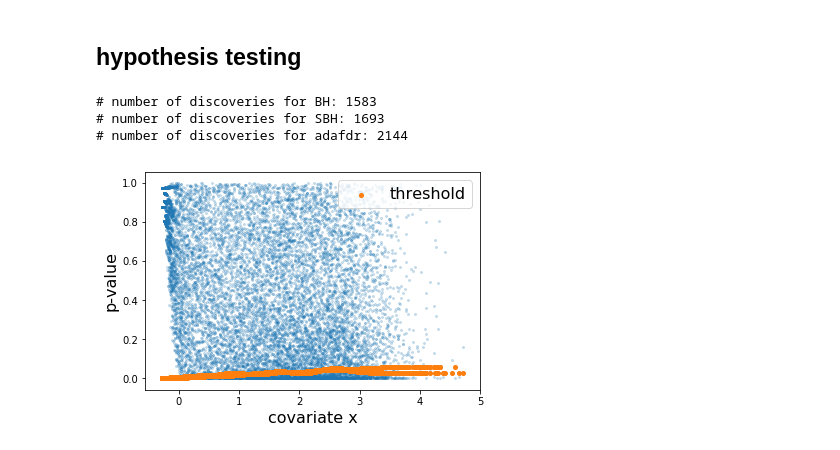
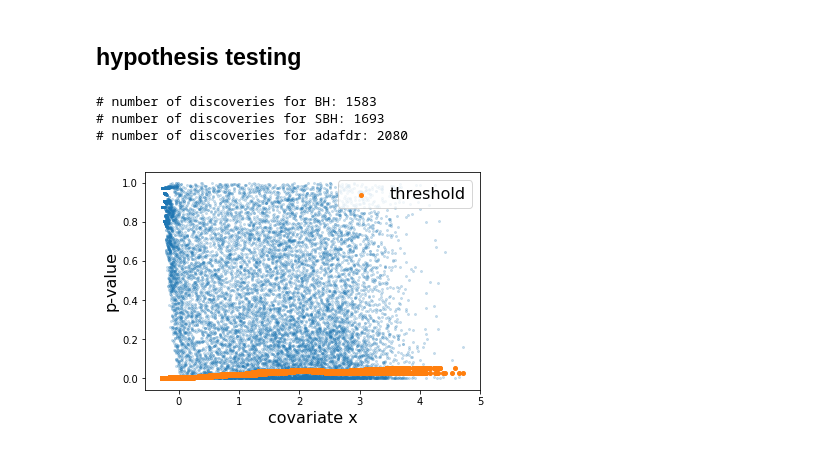
Before and after one commit to martinjzhang/adafdr, a Jupyter notebook: vignettes/bottomly.ipynb, the cells around one changed output. Saved outputs shown, nothing was run; the diff lists cells and outputs as text; code cells hidden in the pictures.

```diff
--- a/vignettes/bottomly.ipynb
+++ b/vignettes/bottomly.ipynb
@@ -28,23 +28,23 @@ md.adafdr_explore(p, x, output_folder=None)
 # %%
 # Baseline methods: BH, SBH
 alpha = 0.1
 n_rej, t_rej = md.bh_test(p, alpha=alpha, verbose=False)
 print('# number of discoveries for BH: %d'%n_rej)
 n_rej, t_rej, pi0_hat = md.sbh_test(p, alpha=alpha, verbose=False)
 print('# number of discoveries for SBH: %d'%n_rej)
-res = md.adafdr_test(p, x, alpha=0.1, fast_mode=False, single_core=False)
+res = md.adafdr_test(p, x, alpha=0.1)
 n_rej = res['n_rej']
 t_rej = res['threshold']
 print('# number of discoveries for adafdr: %d'%np.sum(p<=t_rej))
 plt.figure()
 plt.scatter(x, p, alpha=0.2, s=4)
 plt.scatter(x, t_rej, s=16, label='threshold')
 plt.xlabel('covariate x', fontsize=16)
 plt.ylabel('p-value', fontsize=16)
 plt.legend(fontsize=16)
 plt.show()
 # %% [output]
 # number of discoveries for BH: 1583
 # number of discoveries for SBH: 1693
-# number of discoveries for adafdr: 2144
+# number of discoveries for adafdr: 2080
-[figure, old version]
+[figure, new version]
```
Also changed, not shown: 7 other files.
